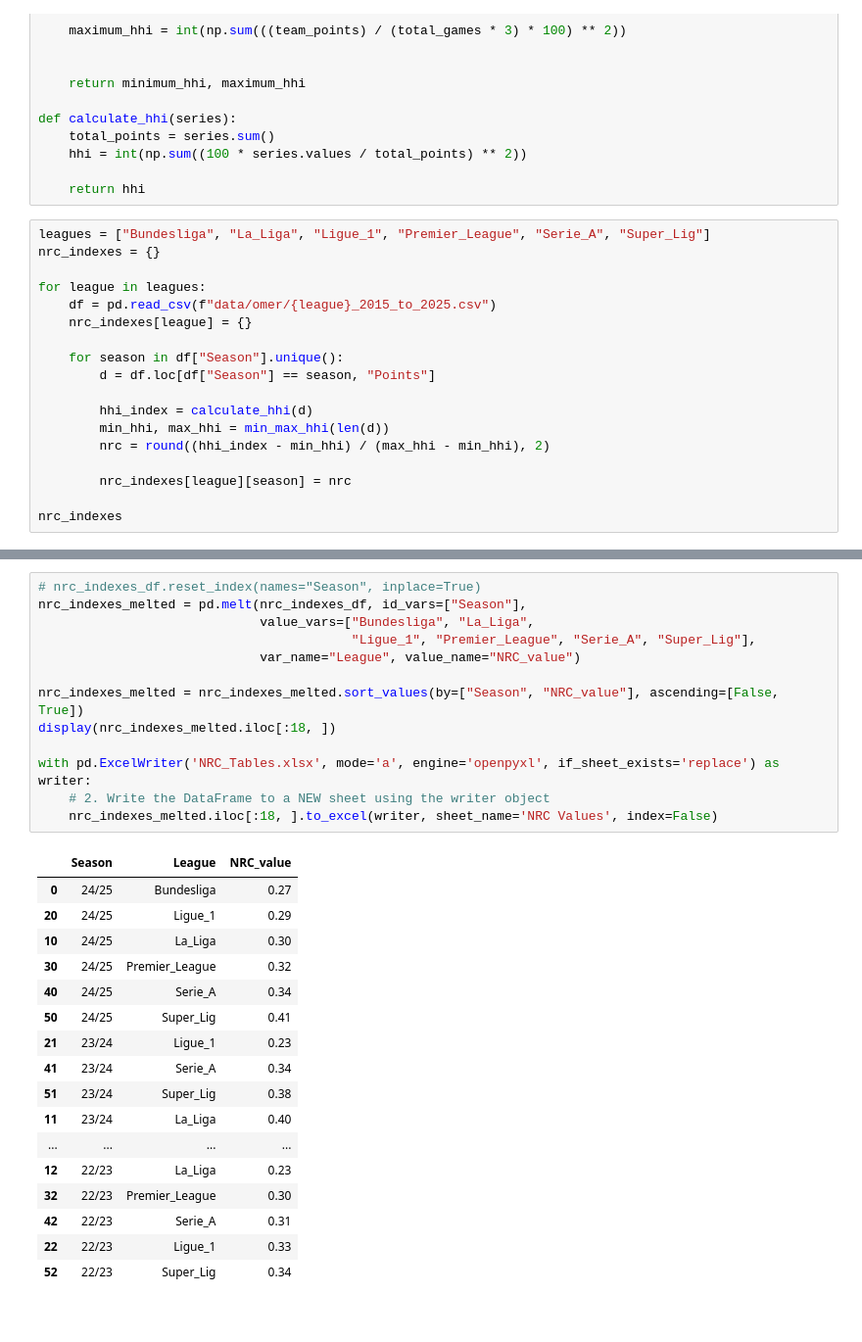
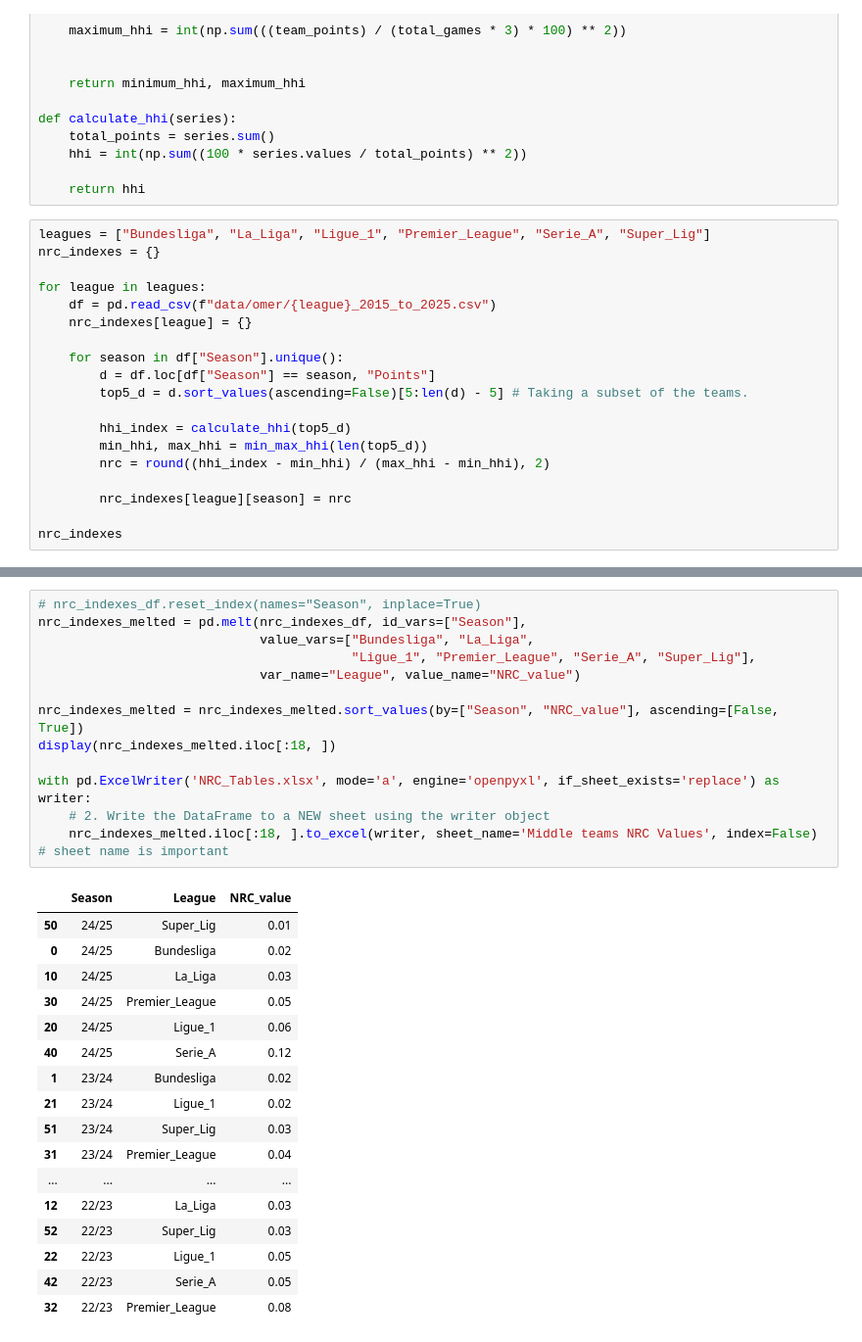
Before and after one commit to esenbora/sporg_proj_1, a Jupyter notebook: NCR and HHI.ipynb, the cells around one changed output, grey strips where cells are left out. Shown: that part at 98% size. Saved outputs shown, nothing was run; the diff lists cells and outputs as text.

```diff
--- a/NCR and HHI.ipynb
+++ b/NCR and HHI.ipynb
@@ -41,9 +41,10 @@ for league in leagues:
 
     for season in df["Season"].unique():
         d = df.loc[df["Season"] == season, "Points"]
+        top5_d = d.sort_values(ascending=False)[5:len(d) - 5] # Taking a subset of the teams.
 
-        hhi_index = calculate_hhi(d)
-        min_hhi, max_hhi = min_max_hhi(len(d))
+        hhi_index = calculate_hhi(top5_d)
+        min_hhi, max_hhi = min_max_hhi(len(top5_d))
         nrc = round((hhi_index - min_hhi) / (max_hhi - min_hhi), 2)
 
         nrc_indexes[league][season] = nrc
@@ -83,33 +84,33 @@ nrc_indexes_df.head()
 # %%
 # nrc_indexes_df.reset_index(names="Season", inplace=True)
 nrc_indexes_melted = pd.melt(nrc_indexes_df, id_vars=["Season"],
                              value_vars=["Bundesliga", "La_Liga",
                                          "Ligue_1",	"Premier_League", "Serie_A", "Super_Lig"],
                              var_name="League", value_name="NRC_value")
 
 nrc_indexes_melted = nrc_indexes_melted.sort_values(by=["Season", "NRC_value"], ascending=[False, True])
 display(nrc_indexes_melted.iloc[:18, ])
 
 with pd.ExcelWriter('NRC_Tables.xlsx', mode='a', engine='openpyxl', if_sheet_exists='replace') as writer:
     # 2. Write the DataFrame to a NEW sheet using the writer object
-    nrc_indexes_melted.iloc[:18, ].to_excel(writer, sheet_name='NRC Values', index=False)
+    nrc_indexes_melted.iloc[:18, ].to_excel(writer, sheet_name='Middle teams NRC Values', index=False) # sheet name is important
 # %% [output]
 |  | Season | League | NRC_value |
-| 0 | 24/25 | Bundesliga | 0.27 |
-| 20 | 24/25 | Ligue_1 | 0.29 |
-| 10 | 24/25 | La_Liga | 0.30 |
-| 30 | 24/25 | Premier_League | 0.32 |
-| 40 | 24/25 | Serie_A | 0.34 |
-| 50 | 24/25 | Super_Lig | 0.41 |
-| 21 | 23/24 | Ligue_1 | 0.23 |
-| 41 | 23/24 | Serie_A | 0.34 |
-| 51 | 23/24 | Super_Lig | 0.38 |
-| 11 | 23/24 | La_Liga | 0.40 |
+| 50 | 24/25 | Super_Lig | 0.01 |
+| 0 | 24/25 | Bundesliga | 0.02 |
+| 10 | 24/25 | La_Liga | 0.03 |
+| 30 | 24/25 | Premier_League | 0.05 |
+| 20 | 24/25 | Ligue_1 | 0.06 |
+| 40 | 24/25 | Serie_A | 0.12 |
+| 1 | 23/24 | Bundesliga | 0.02 |
+| 21 | 23/24 | Ligue_1 | 0.02 |
+| 51 | 23/24 | Super_Lig | 0.03 |
+| 31 | 23/24 | Premier_League | 0.04 |
 | ... | ... | ... | ... |
-| 12 | 22/23 | La_Liga | 0.23 |
-| 32 | 22/23 | Premier_League | 0.30 |
-| 42 | 22/23 | Serie_A | 0.31 |
-| 22 | 22/23 | Ligue_1 | 0.33 |
-| 52 | 22/23 | Super_Lig | 0.34 |
+| 12 | 22/23 | La_Liga | 0.03 |
+| 52 | 22/23 | Super_Lig | 0.03 |
+| 22 | 22/23 | Ligue_1 | 0.05 |
+| 42 | 22/23 | Serie_A | 0.05 |
+| 32 | 22/23 | Premier_League | 0.08 |
 # %%
 # AVG of the last three years
```
Also changed, not shown: parts of 4 cells of this notebook, 10 other files.
